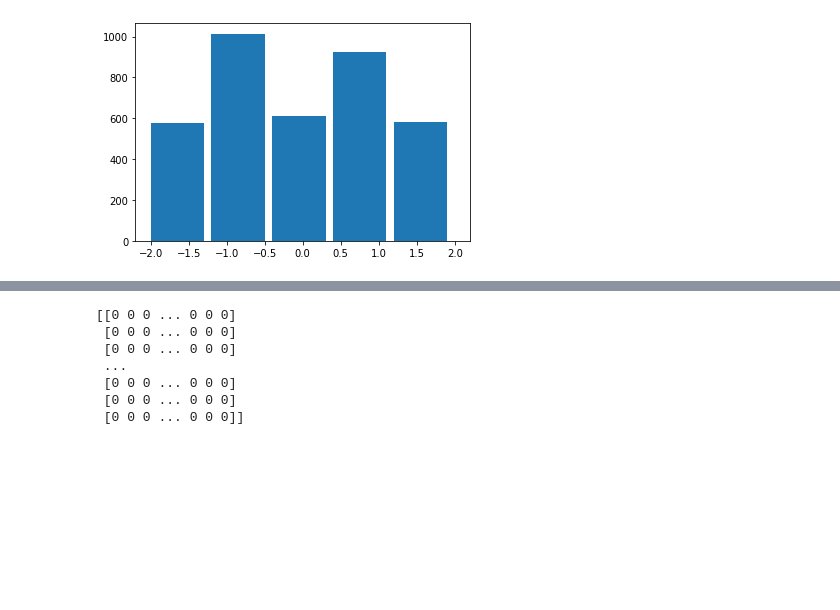
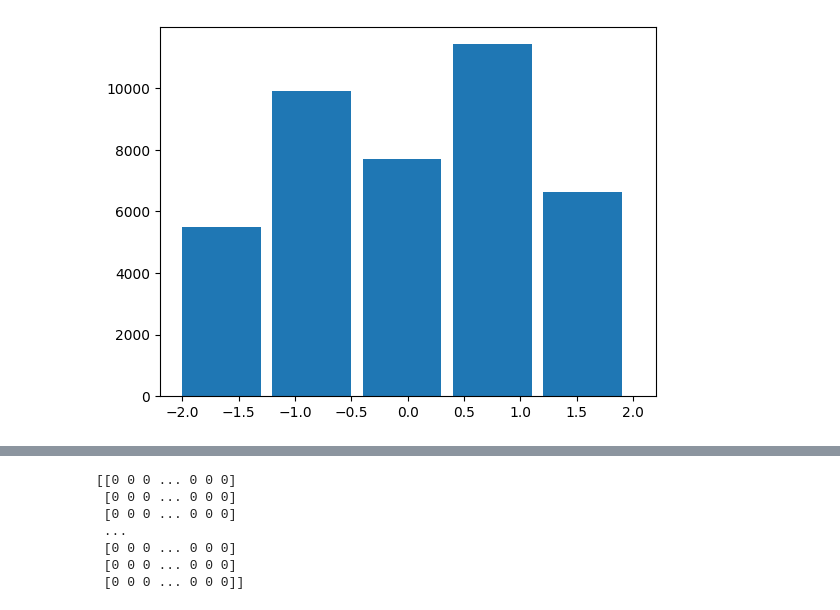
Before and after one commit to marcus-wrrn/CMPE452, a Jupyter notebook: data_preprocessing.ipynb, the cells around one changed output, grey strips where cells are left out. Drawn from its saved outputs; the diff is of its cells as text; code cells hidden in the pictures; blank space fills up the shorter version.

```diff
--- a/data_preprocessing.ipynb
+++ b/data_preprocessing.ipynb
@@ -41,0 +20,6 @@ df.head()
+# %%
+dfTrain = pd.read_csv("Datasets/Corona_NLP_train.csv", encoding="latin")
+dfTest = pd.read_csv("Datasets/Corona_NLP_test.csv", encoding="latin")
+print("Number of Train Datapoints: {}".format(dfTrain.shape[0]))
+print("Number of Test Datapoints: {}".format(dfTest.shape[0]))
+dfTrain.head()
@@ -53,7 +46,8 @@ def numerize(result):
         return 1
     return 2
 
-df["Sentiment_Numerical"] = df.apply(lambda row: numerize(row["Sentiment"]), axis=1)
-df.head()
+dfTrain["Sentiment_Numerical"] = dfTrain.apply(lambda row: numerize(row["Sentiment"]), axis=1)
+dfTest["Sentiment_Numerical"] = dfTest.apply(lambda row: numerize(row["Sentiment"]), axis=1)
+dfTrain.head()
 # %% [output]
 |  | UserName | ScreenName | Location | TweetAt | OriginalTweet | Sentiment | Sentiment_Numerical |
@@ -65,13 +59,13 @@ df.head()
 # %%
 # Analyzing distribution of data
-arr = df["Sentiment_Numerical"].to_numpy()
+arr = dfTrain["Sentiment_Numerical"].to_numpy()
 binNum = 5
 # Plot histogram showing the distribution of data
 plt.hist(arr, binNum, width=0.7)
 plt.show()
-# Overall dataset is pretty well distributed, contains slight negative scew
+# Overall dataset is pretty well distributed, contains slight positive skew
 # %% [output]
-[figure, old version]
+[figure, new version]
 # %%
 # Data cleaning
 
```
Also changed, not shown: parts of 8 cells of this notebook.
